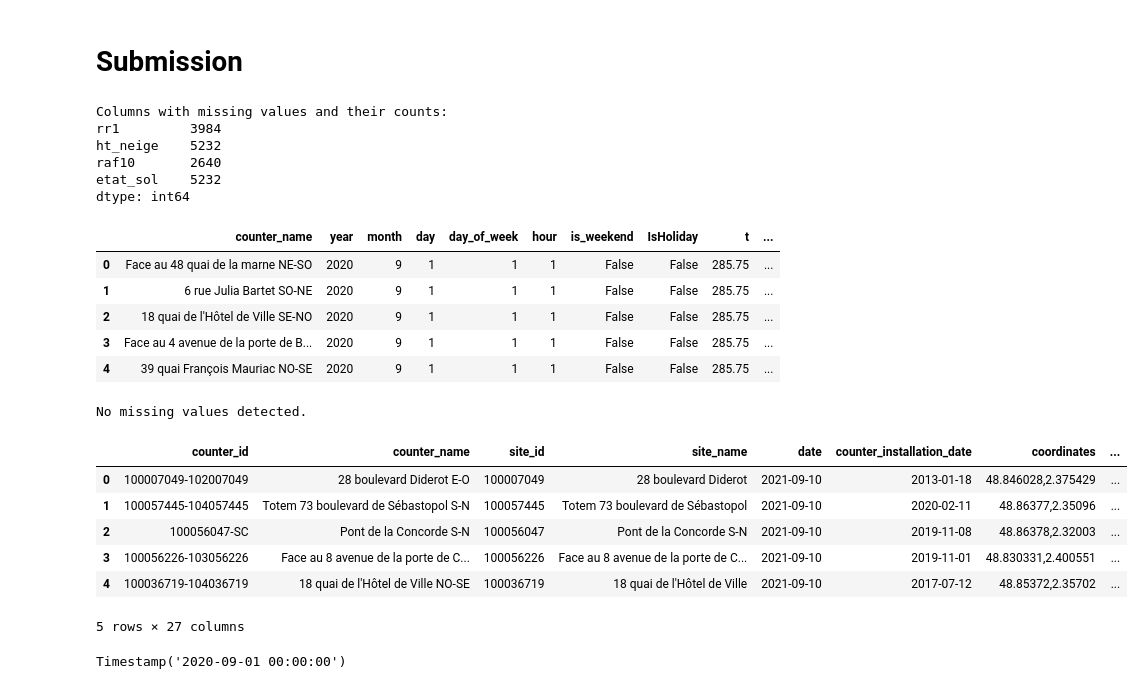
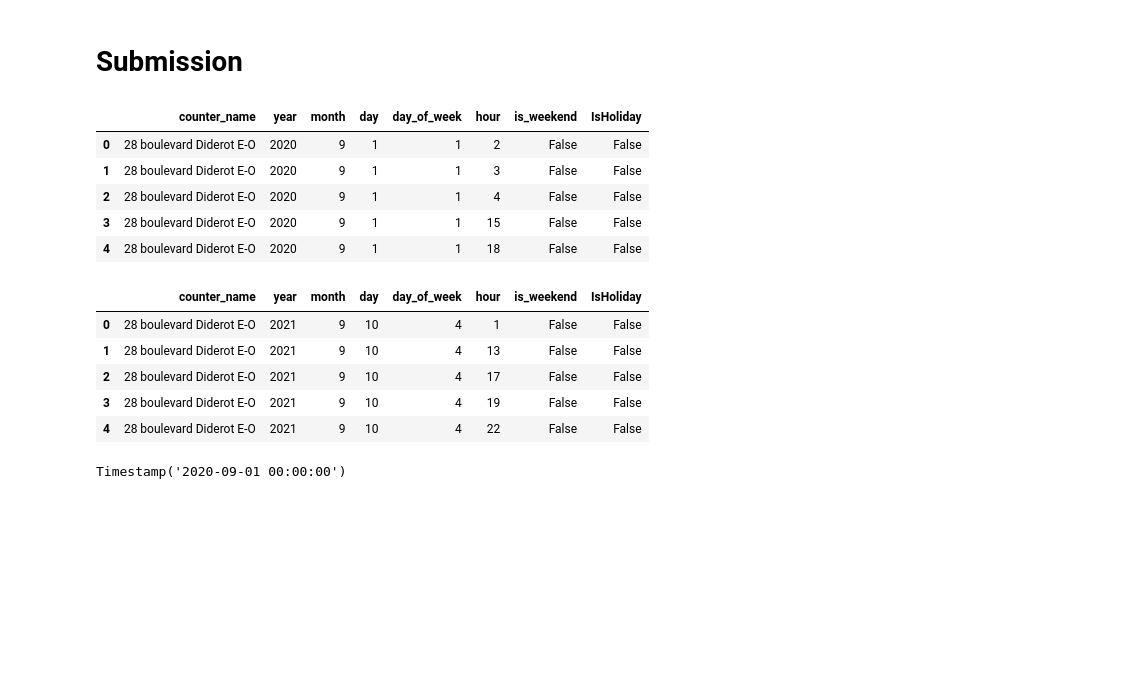
Before and after one commit to maximotk/bike_counters, a Jupyter notebook: Model_Testing.ipynb, the cells around one changed output. Cells and saved outputs as stored; diff of their text form; code cells hidden in the pictures; blank space fills up the shorter version.

```diff
--- a/Model_Testing.ipynb
+++ b/Model_Testing.ipynb
@@ -482,41 +639,33 @@ LightGBM - RMSE: 0.60359 ± 0.047
 data = pd.read_parquet(Path("data") / "train.parquet")
 mdata = codify_date_2(data)
 mdata = remove_outliers(mdata)
-mdata = add_weather(mdata)
-mdata = handle_missing_values(mdata, "spline")
+#mdata = add_weather(mdata)
+#mdata = handle_missing_values(mdata, "spline")
 X, y = get_X_y(mdata)
 X.head()
 # %% [output]
-Columns with missing values and their counts:
-rr1         3984
-ht_neige    5232
-raf10       2640
-etat_sol    5232
-dtype: int64
-|  | counter_name | year | month | day | day_of_week | hour | is_weekend | IsHoliday | t | ... |
-| 0 | Face au 48 quai de la marne NE-SO | 2020 | 9 | 1 | 1 | 1 | False | False | 285.75 | ... |
-| 1 | 6 rue Julia Bartet SO-NE | 2020 | 9 | 1 | 1 | 1 | False | False | 285.75 | ... |
-| 2 | 18 quai de l'Hôtel de Ville SE-NO | 2020 | 9 | 1 | 1 | 1 | False | False | 285.75 | ... |
-| 3 | Face au 4 avenue de la porte de B... | 2020 | 9 | 1 | 1 | 1 | False | False | 285.75 | ... |
-| 4 | 39 quai François Mauriac NO-SE | 2020 | 9 | 1 | 1 | 1 | False | False | 285.75 | ... |
+|  | counter_name | year | month | day | day_of_week | hour | is_weekend | IsHoliday |
+| 0 | 28 boulevard Diderot E-O | 2020 | 9 | 1 | 1 | 2 | False | False |
+| 1 | 28 boulevard Diderot E-O | 2020 | 9 | 1 | 1 | 3 | False | False |
+| 2 | 28 boulevard Diderot E-O | 2020 | 9 | 1 | 1 | 4 | False | False |
+| 3 | 28 boulevard Diderot E-O | 2020 | 9 | 1 | 1 | 15 | False | False |
+| 4 | 28 boulevard Diderot E-O | 2020 | 9 | 1 | 1 | 18 | False | False |
 # %%
 X_test = pd.read_parquet(Path("data") / "final_test.parquet")
 X_test = codify_date_2(X_test)
-X_test = add_weather(X_test)
-X_test = handle_missing_values(X_test, "spline")
-'''X_test = X_test.drop(columns=["counter_id", "site_id", "site_name",
+#X_test = add_weather(X_test)
+#X_test = handle_missing_values(X_test, "spline")
+X_test = X_test.drop(columns=["counter_id", "site_id", "site_name",
                                 "counter_installation_date",
                               "coordinates", "counter_technical_id",
-                              "latitude", "longitude", "datetime", "date"])'''
+                              "latitude", "longitude", "datetime", "date"])
 X_test.head()
 # %% [output]
-No missing values detected.
-|  | counter_id | counter_name | site_id | site_name | date | counter_installation_date | coordinates | ... |
-| 0 | 100007049-102007049 | 28 boulevard Diderot E-O | 100007049 | 28 boulevard Diderot | 2021-09-10 | 2013-01-18 | 48.846028,2.375429 | ... |
-| 1 | 100057445-104057445 | Totem 73 boulevard de Sébastopol S-N | 100057445 | Totem 73 boulevard de Sébastopol | 2021-09-10 | 2020-02-11 | 48.86377,2.35096 | ... |
-| 2 | 100056047-SC | Pont de la Concorde S-N | 100056047 | Pont de la Concorde S-N | 2021-09-10 | 2019-11-08 | 48.86378,2.32003 | ... |
-| 3 | 100056226-103056226 | Face au 8 avenue de la porte de C... | 100056226 | Face au 8 avenue de la porte de C... | 2021-09-10 | 2019-11-01 | 48.830331,2.400551 | ... |
-| 4 | 100036719-104036719 | 18 quai de l'Hôtel de Ville NO-SE | 100036719 | 18 quai de l'Hôtel de Ville | 2021-09-10 | 2017-07-12 | 48.85372,2.35702 | ... |
+|  | counter_name | year | month | day | day_of_week | hour | is_weekend | IsHoliday |
+| 0 | 28 boulevard Diderot E-O | 2021 | 9 | 10 | 4 | 1 | False | False |
+| 1 | 28 boulevard Diderot E-O | 2021 | 9 | 10 | 4 | 13 | False | False |
+| 2 | 28 boulevard Diderot E-O | 2021 | 9 | 10 | 4 | 17 | False | False |
+| 3 | 28 boulevard Diderot E-O | 2021 | 9 | 10 | 4 | 19 | False | False |
+| 4 | 28 boulevard Diderot E-O | 2021 | 9 | 10 | 4 | 22 | False | False |
-5 rows × 27 columns
 # %%
 numerical_columns = ['t', 'rr1', 'u', 'ht_neige', 'raf10', 'ff', 'ww', 'etat_sol', 'tend']
```
Also changed, not shown: parts of 14 cells of this notebook, 2 other files.
